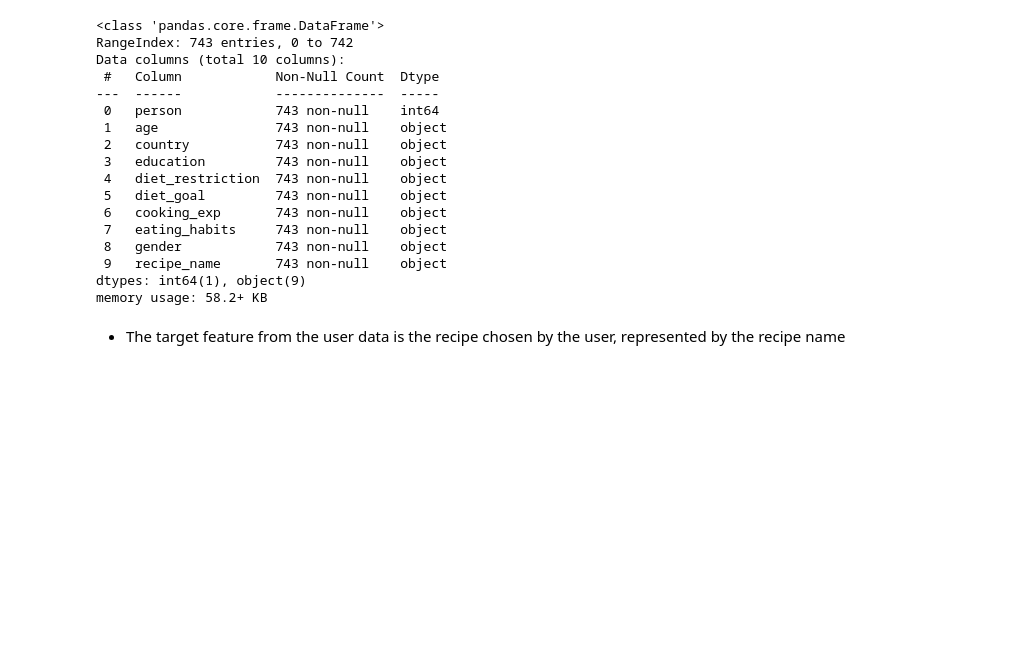
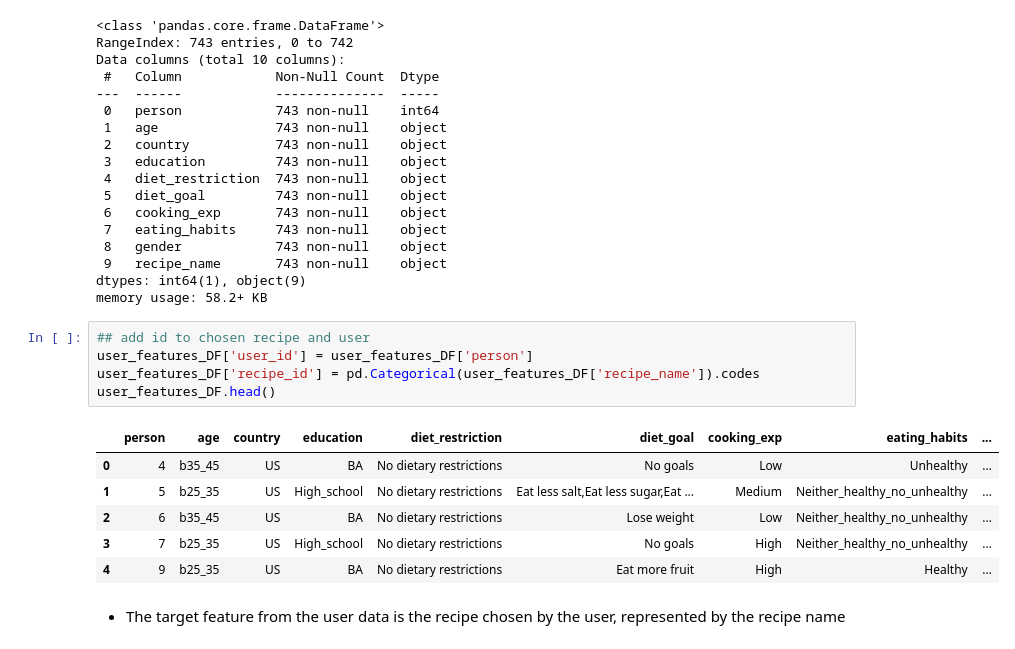
Before and after one commit to ayoubGL/Two-Tower-Recommender-system-Pytorch, a Jupyter notebook: FoodRecommenderSystem.ipynb, the cells around one changed output. Cells and saved outputs as stored; diff of their text form; blank space fills up the shorter version.

```diff
--- a/FoodRecommenderSystem.ipynb
+++ b/FoodRecommenderSystem.ipynb
@@ -244,6 +244,18 @@ Data columns (total 10 columns):
  9   recipe_name       743 non-null    object
 dtypes: int64(1), object(9)
 memory usage: 58.2+ KB
+# %%
+## add id to chosen recipe and user
+user_features_DF['user_id'] = user_features_DF['person']
+user_features_DF['recipe_id'] = pd.Categorical(user_features_DF['recipe_name']).codes
+user_features_DF.head()
+# %% [output]
+|  | person | age | country | education | diet_restriction | diet_goal | cooking_exp | eating_habits | ... |
+| 0 | 4 | b35_45 | US | BA | No dietary restrictions | No goals | Low | Unhealthy | ... |
+| 1 | 5 | b25_35 | US | High_school | No dietary restrictions | Eat less salt,Eat less sugar,Eat ... | Medium | Neither_healthy_no_unhealthy | ... |
+| 2 | 6 | b35_45 | US | BA | No dietary restrictions | Lose weight | Low | Neither_healthy_no_unhealthy | ... |
+| 3 | 7 | b25_35 | US | High_school | No dietary restrictions | No goals | High | Neither_healthy_no_unhealthy | ... |
+| 4 | 9 | b25_35 | US | BA | No dietary restrictions | Eat more fruit | High | Healthy | ... |
 # %% [markdown]
 - The target feature from the user data is the recipe chosen by the user, represented by the recipe name
 # %%
```
Also changed, not shown: parts of 32 cells of this notebook, 2 other files.
